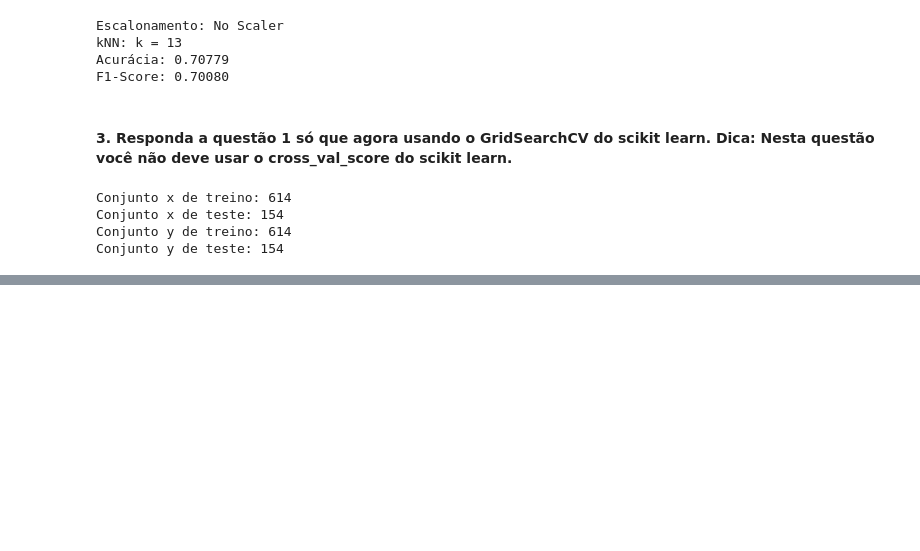
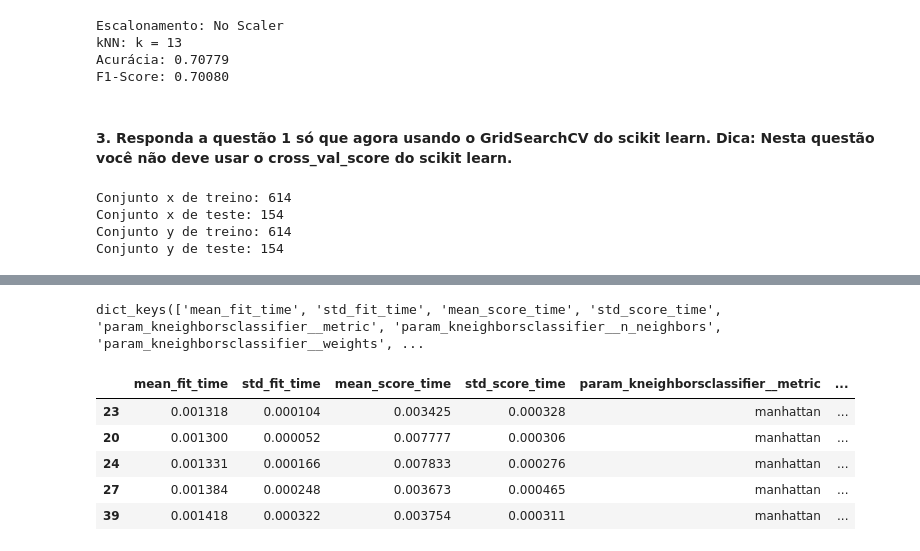
Before and after one commit to ruanfelipe7/machine_learning_activities, a Jupyter notebook: Lista07/Lista07.ipynb, the cells around one changed output, grey strips where cells are left out. Drawn from its saved outputs; the diff is of its cells as text; code cells hidden in the pictures; blank space fills up the shorter version.

```diff
--- a/Lista07/Lista07.ipynb
+++ b/Lista07/Lista07.ipynb
@@ -422,3 +476,6 @@ Conjunto x de treino: 614
 Conjunto x de teste: 154
 Conjunto y de treino: 614
 Conjunto y de teste: 154
+# %%
+model = KNeighborsClassifier()
+model.get_params().keys()
@@ -425,13 +484,31 @@ Conjunto y de teste: 154
 # %%
 std = preprocessing.StandardScaler()
-model = KNeighborsClassifier()
-pipe = pipeline.make_pipeline(std, model)
-param_k = np.arange(1, 11)
-param_grid = [{'n_neighbors':param_k,
-               'weights':['uniform', 'distance']}]
+norm = preprocessing.MinMaxScaler()
+scalers = ['no scaler', std, norm]
+grid_results = []
 
-gridSearch = model_selection.GridSearchCV(estimator=pipe, iid=False, param_grid=param_grid, return_train_score=False, scoring='f1_weighted', cv=5)
-gridSearch.fit(X=X_train, y=y_train)
-print(gridSearch.best_score)
-print(gridSearch.best_params)
+for scaler in scalers:
+    model = KNeighborsClassifier()
+    if scaler == 'no scaler':
+        pipe = pipeline.make_pipeline(model)
+        scl = 'No Scaler'
+    else:
+        pipe = pipeline.make_pipeline(scaler, model)
+        s = str(scaler)
+        ind_parenteses = s.find('(')
+        scl = s[:ind_parenteses]
+
+    param_k = np.arange(1, 21)
+    param_grid = {'kneighborsclassifier__n_neighbors': param_k,
+                  'kneighborsclassifier__weights':['uniform', 'distance'],
+                  'kneighborsclassifier__metric':['manhattan', 'minkowski']}
+
+    gridSearch = model_selection.GridSearchCV(estimator=pipe, param_grid=param_grid, return_train_score=False, scoring='f1_weighted', cv=5)
+    gs = gridSearch.fit(X=X_train, y=y_train)
+    print(f'Escalonamento: {scl}')
+    print(f'Melhor F1-Score: {gs.best_score_}')
+    print(f'Melhores parâmetros: {gs.best_params_}')
+    print("\n---------------------------------------------------------------------------------\n")
+
+    grid_results.append(gs)
 # %% [output]
@@ -439,0 +532,16 @@ ValueError: Invalid parameter n_neighbors for estimator Pipeline(steps=[('standa
+# %%
+columns = grid_results[0].cv_results_.keys()
+columns
+# %% [output]
+dict_keys(['mean_fit_time', 'std_fit_time', 'mean_score_time', 'std_score_time', 'param_kneighborsclassifier__metric', 'param_kneighborsclassifier__n_neighbors', 'param_kneighborsclassifier__weights', ...
+# %%
+df_results_noScaler = pd.DataFrame(grid_results[0].cv_results_)
+df_results_noScaler_ordered = df_results_noScaler.sort_values(by='rank_test_score')
+df_results_noScaler_ordered.head()
+# %% [output]
+|  | mean_fit_time | std_fit_time | mean_score_time | std_score_time | param_kneighborsclassifier__metric | ... |
+| 23 | 0.001318 | 0.000104 | 0.003425 | 0.000328 | manhattan | ... |
+| 20 | 0.001300 | 0.000052 | 0.007777 | 0.000306 | manhattan | ... |
+| 24 | 0.001331 | 0.000166 | 0.007833 | 0.000276 | manhattan | ... |
+| 27 | 0.001384 | 0.000248 | 0.003673 | 0.000465 | manhattan | ... |
+| 39 | 0.001418 | 0.000322 | 0.003754 | 0.000311 | manhattan | ... |
```
Also changed, not shown: parts of 40 cells of this notebook.
